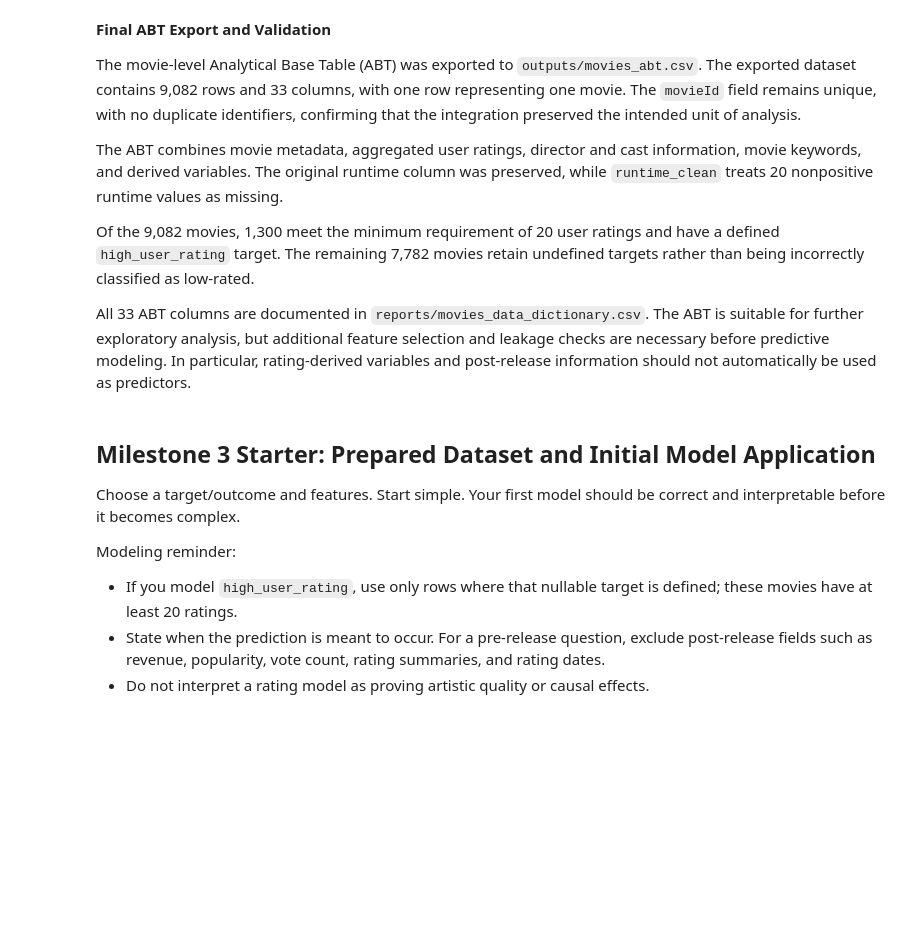
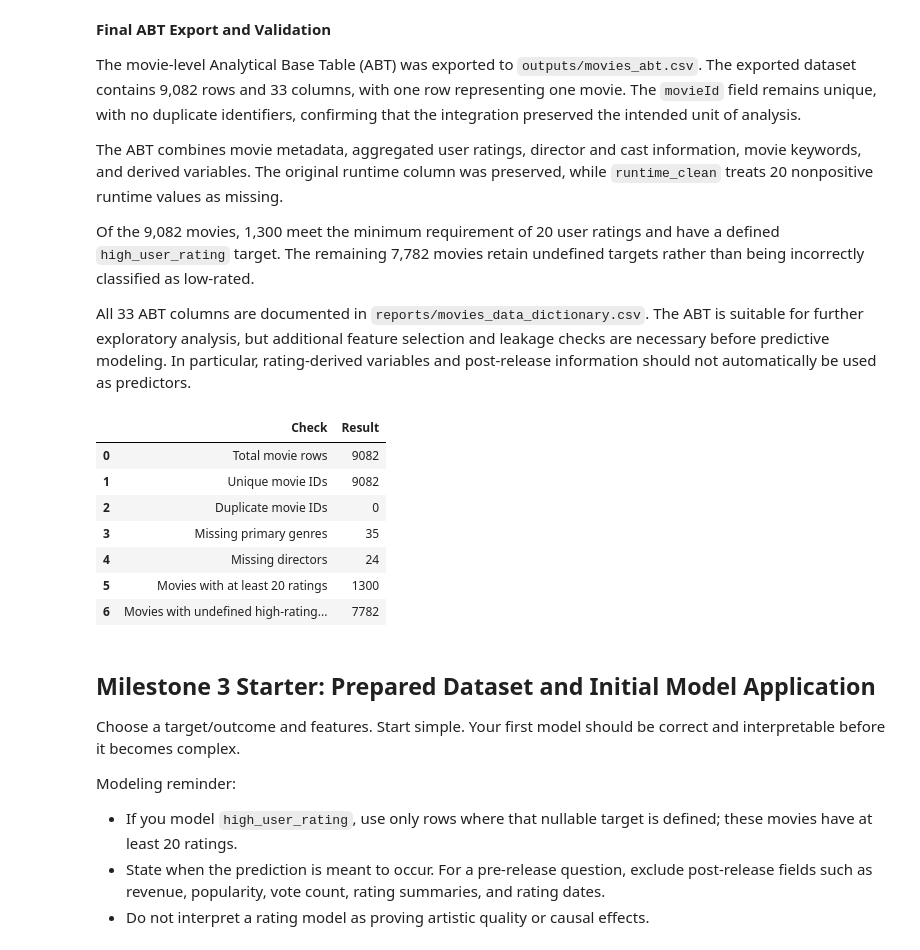
Before and after one commit to kalshaikhli/ban6003-movies-project-Karrar, a Jupyter notebook: notebooks/movies_project_starter.ipynb, the cells around one changed output. Drawn from its saved outputs; the diff is of its cells as text; code cells hidden in the pictures; blank space fills up the shorter version.

Commit message:
Add Day 7 final ABT validation checks
Added Pandas validation for ABT row counts, unique movie IDs,
duplicate keys, missing genres and directors, rating eligibility,
and undefined high-rating targets.

```diff
--- a/notebooks/movies_project_starter.ipynb
+++ b/notebooks/movies_project_starter.ipynb
@@ -1757,6 +1757,40 @@ The ABT combines movie metadata, aggregated user ratings, director and cast info
 Of the 9,082 movies, 1,300 meet the minimum requirement of 20 user ratings and have a defined `high_user_rating` target. The remaining 7,782 movies retain undefined targets rather than being incorrectly classified as low-rated.
 
 All 33 ABT columns are documented in `reports/movies_data_dictionary.csv`. The ABT is suitable for further exploratory analysis, but additional feature selection and leakage checks are necessary before predictive modeling. In particular, rating-derived variables and post-release information should not automatically be used as predictors.
+# %%
+# Day 7: Final ABT validation using Pandas
+
+abt_validation = pd.DataFrame({
+    "Check": [
+        "Total movie rows",
+        "Unique movie IDs",
+        "Duplicate movie IDs",
+        "Missing primary genres",
+        "Missing directors",
+        "Movies with at least 20 ratings",
+        "Movies with undefined high-rating targets"
+    ],
+    "Result": [
+        len(abt),
+        abt["movieId"].nunique(),
+        abt["movieId"].duplicated().sum(),
+        abt["primary_genre"].isna().sum(),
+        abt["director"].isna().sum(),
+        abt["rating_target_eligible"].sum(),
+        abt["high_user_rating"].isna().sum()
+    ]
+})
+
+display(abt_validation)
+# %% [output]
+|  | Check | Result |
+| 0 | Total movie rows | 9082 |
+| 1 | Unique movie IDs | 9082 |
+| 2 | Duplicate movie IDs | 0 |
+| 3 | Missing primary genres | 35 |
+| 4 | Missing directors | 24 |
+| 5 | Movies with at least 20 ratings | 1300 |
+| 6 | Movies with undefined high-rating... | 7782 |
 # %% [markdown]
 ## Milestone 3 Starter: Prepared Dataset and Initial Model Application
 
```
